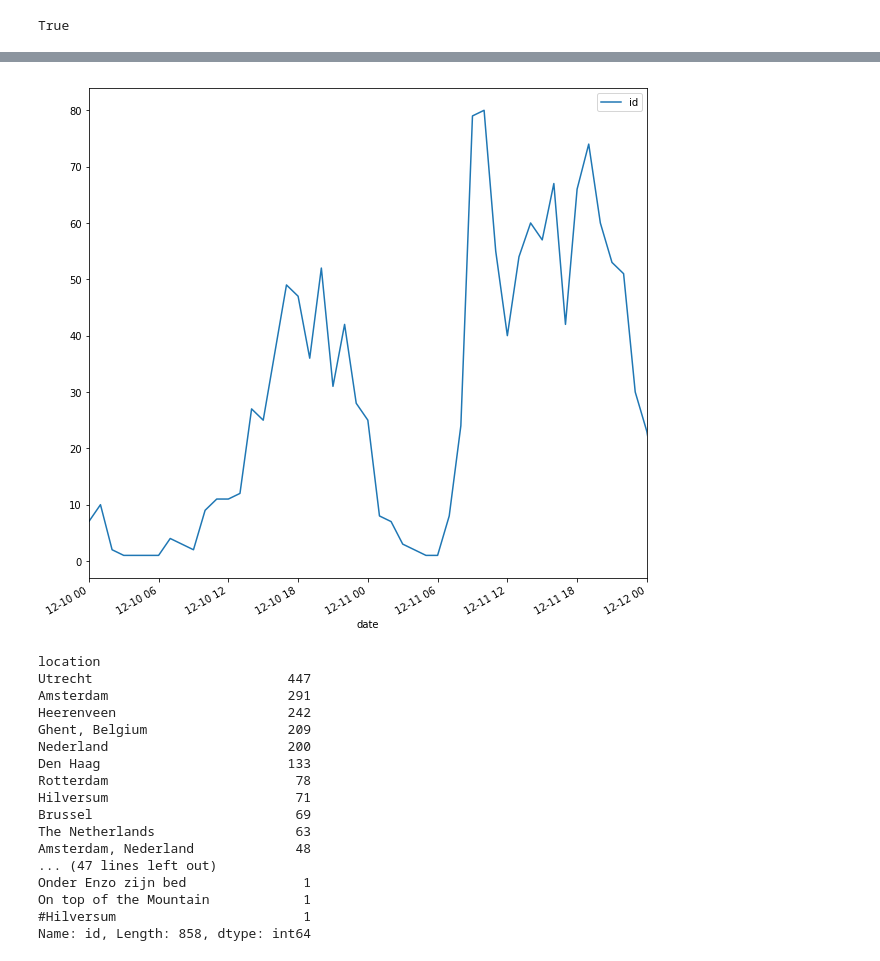
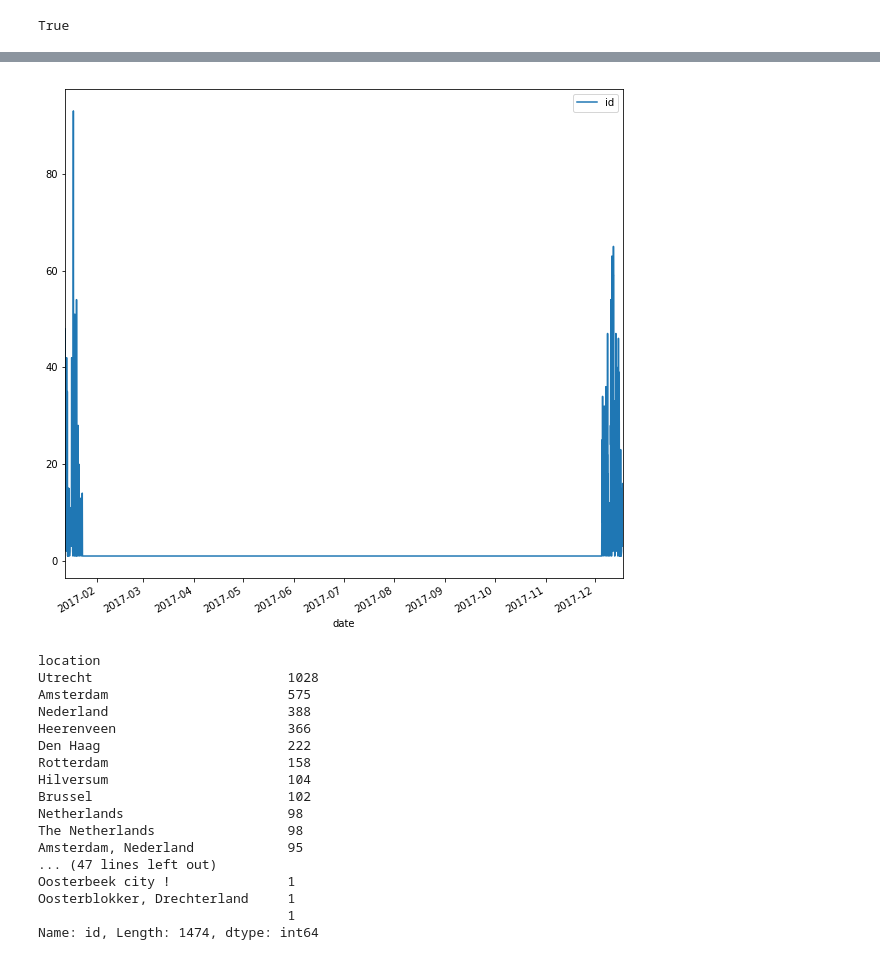
Before and after one commit to AndraIonescu/WSE_FinalPaper, a Jupyter notebook: FinalPaper.ipynb, the cells around one changed output, grey strips where cells are left out. Saved outputs shown, nothing was run; the diff lists cells and outputs as text; code cells hidden in the pictures.

```diff
--- a/FinalPaper.ipynb
+++ b/FinalPaper.ipynb
@@ -56,39 +39,40 @@ Skipping line 4194: expected 13 fields, saw 14
 # %%
 tweets["date"] = pd.to_datetime(tweets["date"])
 
 dates = pd.DataFrame()
 dates["id"] = tweets["id"]
 dates["date"] = tweets["date"].dt.round('h')
 
 dates.groupby(dates["date"]).count().plot(figsize = (10, 10))
-ax = plt.subplot()
-ax.set_xlim(pd.Timestamp('2017-12-10'), pd.Timestamp('2017-12-12'))
+# ax = plt.subplot()
+# ax.set_xlim(pd.Timestamp('2017-12-10'), pd.Timestamp('2017-12-12'))
 plt.show()
 # dates
 # %% [output]
-[figure, old version]
+[figure, new version]
 # %%
 tweets['location'] = tweets['location'].str.strip()
-tweets.groupby(tweets.location).count()['id'].sort_values(ascending=False)
+tweets_loc = tweets.groupby(tweets.location).count()['id'].sort_values(ascending=False)
+tweets_loc
 # df.groupby([df.created_at.dt.month,'product_version']).count()['Id'].reset_index(1)
 # %% [output]
 location
-Utrecht                         447
-Amsterdam                       291
-Heerenveen                      242
-Ghent, Belgium                  209
-Nederland                       200
-Den Haag                        133
-Rotterdam                        78
-Hilversum                        71
-Brussel                          69
-The Netherlands                  63
-Amsterdam, Nederland             48
+Utrecht                         1028
+Amsterdam                       575
+Nederland                       388
+Heerenveen                      366
+Den Haag                        222
+Rotterdam                       158
+Hilversum                       104
+Brussel                         102
+Netherlands                     98
+The Netherlands                 98
+Amsterdam, Nederland            95
 ... (47 lines left out)
-Onder Enzo zijn bed               1
-On top of the Mountain            1
-#Hilversum                        1
-Name: id, Length: 858, dtype: int64
+Oosterbeek city !               1
+Oosterblokker, Drechterland     1
+                                1
+Name: id, Length: 1474, dtype: int64
 # %%
 # tokenized_sents = [word_tokenize(i["text"]) for i in tweets]
 
```
Also changed, not shown: parts of 7 cells of this notebook, 14 other files.
